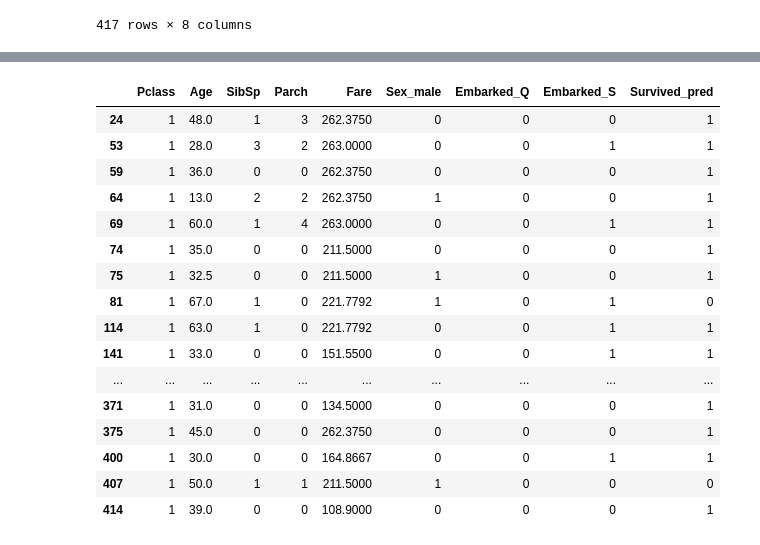
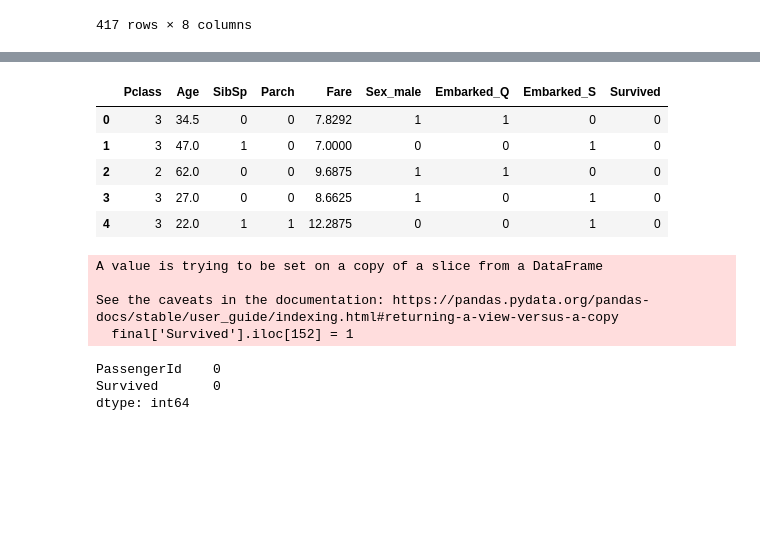
Before and after one commit to MTS2AM/Projects, a Jupyter notebook: titanic/Titanic.ipynb, the cells around one changed output, grey strips where cells are left out. Saved outputs shown, nothing was run; the diff lists cells and outputs as text; code cells hidden in the pictures; blank space fills up the shorter version.

```diff
--- a/titanic/Titanic.ipynb
+++ b/titanic/Titanic.ipynb
@@ -492,5 +530,5 @@ df_testml
 # %%
 predictions = final_model.predict(df_testml)
 # %%
-df_testml['Survived_pred']= predictions
+df_testml['Survived']= predictions
 # %%
@@ -512,20 +547,9 @@ df_testml
 # %%
-df_testml[df_testml['Fare']>100]
+df_testml.head()
 # %% [output]
-|  | Pclass | Age | SibSp | Parch | Fare | Sex_male | Embarked_Q | Embarked_S | Survived_pred |
-| 24 | 1 | 48.0 | 1 | 3 | 262.3750 | 0 | 0 | 0 | 1 |
-| 53 | 1 | 28.0 | 3 | 2 | 263.0000 | 0 | 0 | 1 | 1 |
-| 59 | 1 | 36.0 | 0 | 0 | 262.3750 | 0 | 0 | 0 | 1 |
-| 64 | 1 | 13.0 | 2 | 2 | 262.3750 | 1 | 0 | 0 | 1 |
-| 69 | 1 | 60.0 | 1 | 4 | 263.0000 | 0 | 0 | 1 | 1 |
-| 74 | 1 | 35.0 | 0 | 0 | 211.5000 | 0 | 0 | 0 | 1 |
-| 75 | 1 | 32.5 | 0 | 0 | 211.5000 | 1 | 0 | 0 | 1 |
-| 81 | 1 | 67.0 | 1 | 0 | 221.7792 | 1 | 0 | 1 | 0 |
-| 114 | 1 | 63.0 | 1 | 0 | 221.7792 | 0 | 0 | 1 | 1 |
-| 141 | 1 | 33.0 | 0 | 0 | 151.5500 | 0 | 0 | 1 | 1 |
-| ... | ... | ... | ... | ... | ... | ... | ... | ... | ... |
-| 371 | 1 | 31.0 | 0 | 0 | 134.5000 | 0 | 0 | 0 | 1 |
-| 375 | 1 | 45.0 | 0 | 0 | 262.3750 | 0 | 0 | 0 | 1 |
-| 400 | 1 | 30.0 | 0 | 0 | 164.8667 | 0 | 0 | 1 | 1 |
-| 407 | 1 | 50.0 | 1 | 1 | 211.5000 | 1 | 0 | 0 | 0 |
-| 414 | 1 | 39.0 | 0 | 0 | 108.9000 | 0 | 0 | 0 | 1 |
+|  | Pclass | Age | SibSp | Parch | Fare | Sex_male | Embarked_Q | Embarked_S | Survived |
+| 0 | 3 | 34.5 | 0 | 0 | 7.8292 | 1 | 1 | 0 | 0 |
+| 1 | 3 | 47.0 | 1 | 0 | 7.0000 | 0 | 0 | 1 | 0 |
+| 2 | 2 | 62.0 | 0 | 0 | 9.6875 | 1 | 1 | 0 | 0 |
+| 3 | 3 | 27.0 | 0 | 0 | 8.6625 | 1 | 0 | 1 | 0 |
+| 4 | 3 | 22.0 | 1 | 1 | 12.2875 | 0 | 0 | 1 | 0 |
@@ -531,0 +558,12 @@ df_testml[df_testml['Fare']>100]
+# %%
+final = pd.concat([df_finaltest,df_testml['Survived']],axis = 1)
+final['Survived'].iloc[152] = 1
+final.isnull().sum()
+# %% [output]
+A value is trying to be set on a copy of a slice from a DataFrame
+
+See the caveats in the documentation: https://pandas.pydata.org/pandas-docs/stable/user_guide/indexing.html#returning-a-view-versus-a-copy
+  final['Survived'].iloc[152] = 1
+PassengerId    0
+Survived       0
+dtype: int64
```
Also changed, not shown: parts of 10 cells of this notebook, 13 other files.
